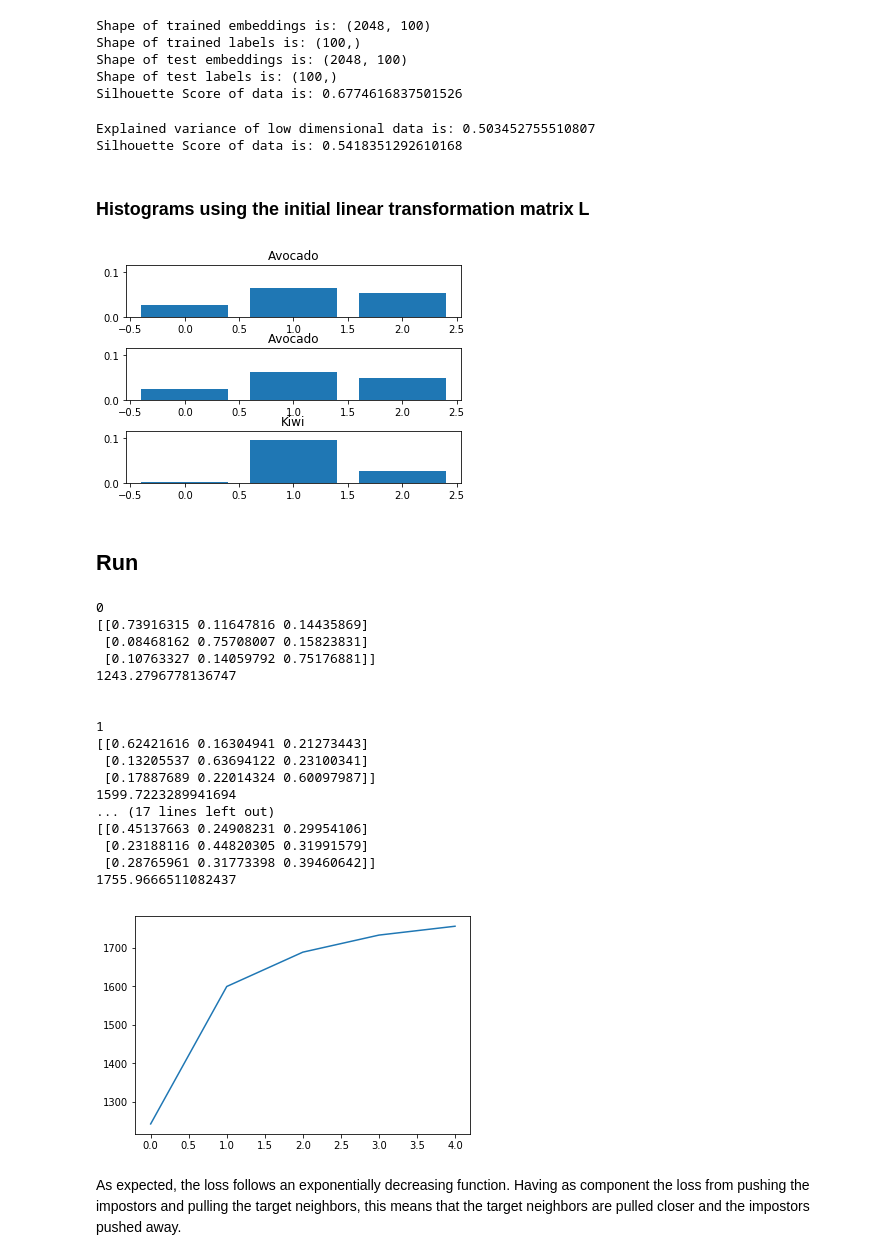
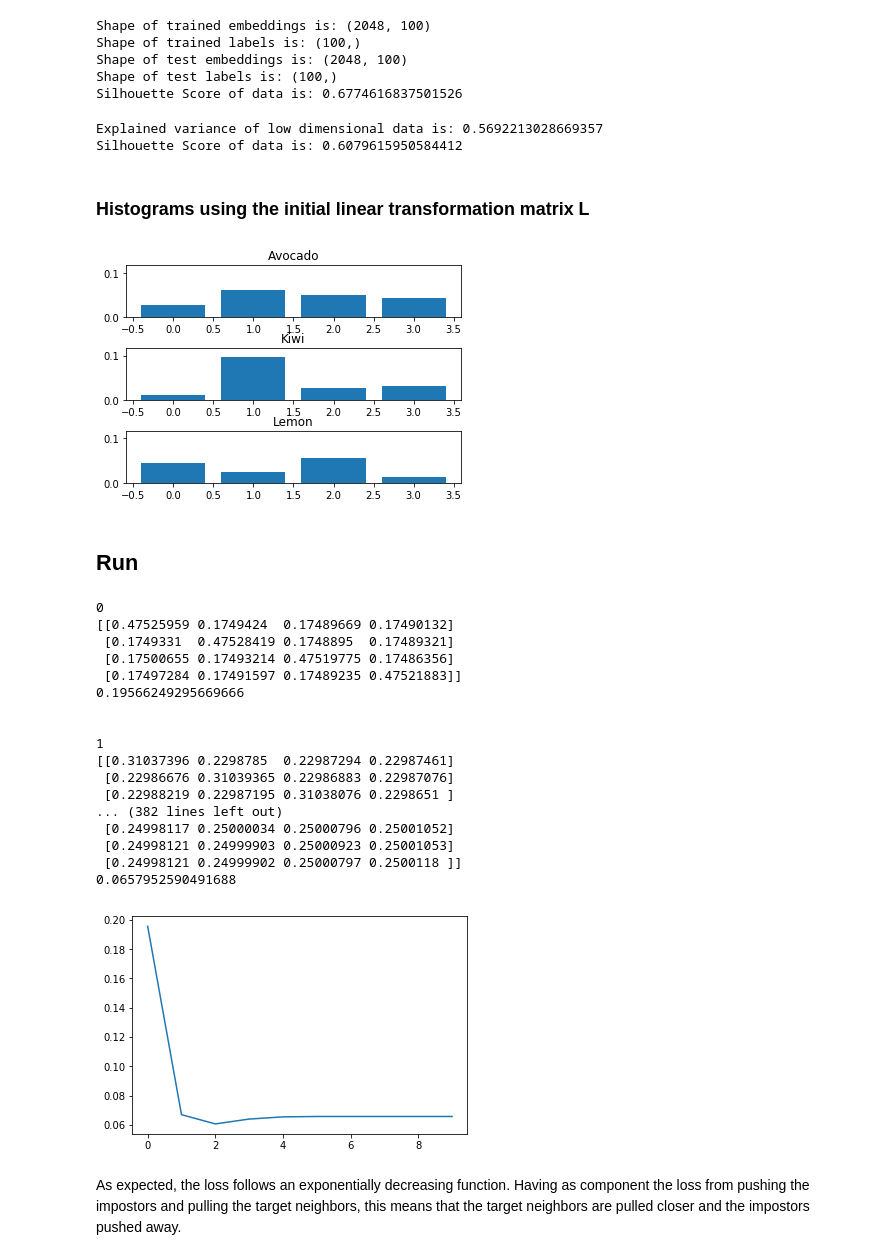
Before and after one commit to Holstrup/MetricLearning, a Jupyter notebook: MetricLearning/LMNN2.ipynb, the cells around one changed output. Saved outputs shown, nothing was run; the diff lists cells and outputs as text; code cells hidden in the pictures.

```diff
--- a/MetricLearning/LMNN2.ipynb
+++ b/MetricLearning/LMNN2.ipynb
@@ -381,7 +357,8 @@ Shape of test embeddings is: (2048, 100)
 Shape of test labels is: (100,)
 Silhouette Score of data is: 0.6774616837501526
 # %%
-pca = sk_decomp.PCA(n_components=K)
+#By increasing the number of components we deal with the check-function issue (To be fixed)
+pca = sk_decomp.PCA(n_components=4)
 pca.fit(X_train.T)
 X_train = pca.transform(X_train.T)
 X_train = abs(X_train / np.linalg.norm(X_train))
@@ -393,5 +370,5 @@ s_score = sk_metrics.silhouette_score(X_train, y_train, metric='euclidean')
 print("Explained variance of low dimensional data is: {}".format(sum(pca.explained_variance_ratio_)))
 print("Silhouette Score of data is: {}".format(s_score))
 # %% [output]
-Explained variance of low dimensional data is: 0.503452755510807
-Silhouette Score of data is: 0.5418351292610168
+Explained variance of low dimensional data is: 0.5692213028669357
+Silhouette Score of data is: 0.6079615950584412
@@ -405,22 +387,22 @@ TN_lookup_table, TN_distance_table = find_target_neighbors(X_train, y_train)
 # %%
 new_X = (L @ X_train.T).T
 
-plot_items = new_X[10:20:4,:]
-plot_labels = y_train[10:20:4]
+plot_items = new_X[10:25:5,:]
+plot_labels = y_train[10:25:5]
 Plots.plot_some_data(plot_items, plot_labels)
 # %% [output]
-[figure, old version]
+[figure, new version]
 # %% [markdown]
 ## Run
 # %%
-ITERATIONS = 5
+ITERATIONS = 10
 lossList = []
 
 for i in range(ITERATIONS):
     print(i)
-#     Gt = (1 - mu) * Pull(X_train, L) + mu * Push(X_train, L, y_train)
-#     loss = loss_function(X_train, y_train, L)
-    Gt, loss = gradient_and_loss_function(X_train, y_train, L)
+    Gt = (1 - mu) * Pull(X_train, L) + mu * Push(X_train, L, y_train)
+    loss = loss_function(X_train, y_train, L)
+#     Gt, loss = gradient_and_loss_function(X_train, y_train, L)
     lossList.append(loss)
     update_step(Gt)
     print(L)
@@ -431,23 +413,23 @@ plt.plot(lossList, '-')
 plt.show()
 # %% [output]
 0
-[[0.73916315 0.11647816 0.14435869]
- [0.08468162 0.75708007 0.15823831]
- [0.10763327 0.14059792 0.75176881]]
-1243.2796778136747
+[[0.47525959 0.1749424  0.17489669 0.17490132]
+ [0.1749331  0.47528419 0.1748895  0.17489321]
+ [0.17500655 0.17493214 0.47519775 0.17486356]
+ [0.17497284 0.17491597 0.17489235 0.47521883]]
+0.19566249295669666
 
 
 1
-[[0.62421616 0.16304941 0.21273443]
- [0.13205537 0.63694122 0.23100341]
- [0.17887689 0.22014324 0.60097987]]
-1599.7223289941694
-... (17 lines left out)
-[[0.45137663 0.24908231 0.29954106]
- [0.23188116 0.44820305 0.31991579]
- [0.28765961 0.31773398 0.39460642]]
-1755.9666511082437
+[[0.31037396 0.2298785  0.22987294 0.22987461]
+ [0.22986676 0.31039365 0.22986883 0.22987076]
+ [0.22988219 0.22987195 0.31038076 0.2298651 ]
+... (382 lines left out)
+ [0.24998117 0.25000034 0.25000796 0.25001052]
+ [0.24998121 0.24999903 0.25000923 0.25001053]
+ [0.24998121 0.24999902 0.25000797 0.2500118 ]]
+0.0657952590491688
-[figure, old version]
+[figure, new version]
 # %% [markdown]
 As expected, the loss follows an exponentially decreasing function. Having as component the loss from pushing the impostors and pulling the target neighbors, this means that the target neighbors are pulled closer and the impostors pushed away.
 # %% [markdown]
```
Also changed, not shown: parts of 14 cells of this notebook.
